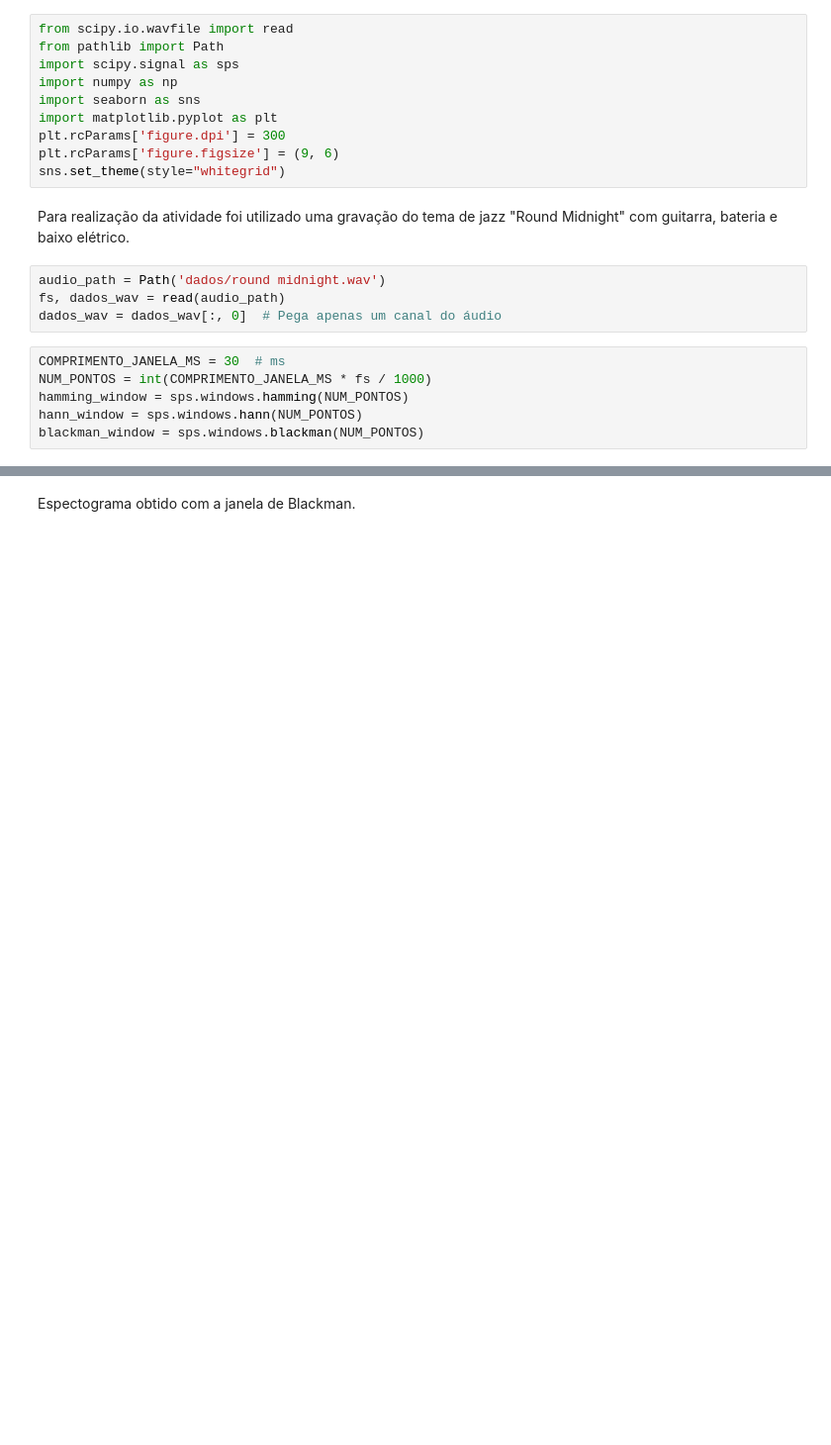
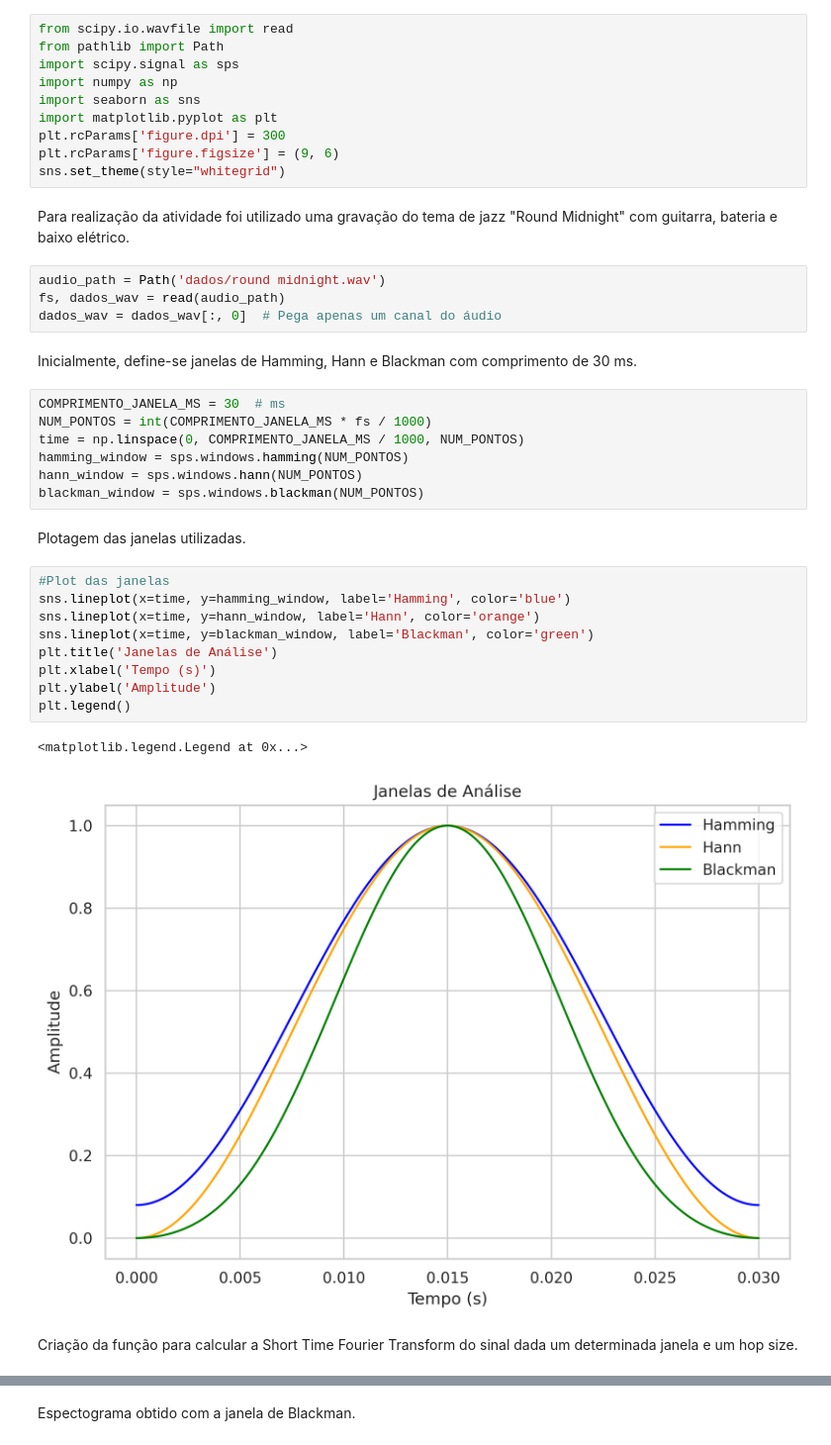
Before and after one commit to ricardoamachado/PPGEE0018, a Jupyter notebook: Atividades/atividade2.ipynb, the cells around one changed output, grey strips where cells are left out. Shown at 99% size. Drawn from its saved outputs; the diff is of its cells as text; blank space fills up the shorter version.

Commit message:
Add variação comprimento janela

```diff
--- a/Atividades/atividade2.ipynb
+++ b/Atividades/atividade2.ipynb
@@ -20,10 +20,29 @@ Para realização da atividade foi utilizado uma gravação do tema de jazz "Rou
 audio_path = Path('dados/round midnight.wav')
 fs, dados_wav = read(audio_path)
 dados_wav = dados_wav[:, 0]  # Pega apenas um canal do áudio
+# %% [markdown]
+Inicialmente, define-se janelas de Hamming, Hann e Blackman com comprimento de 30 ms.
 # %%
 COMPRIMENTO_JANELA_MS = 30  # ms
 NUM_PONTOS = int(COMPRIMENTO_JANELA_MS * fs / 1000)
+time = np.linspace(0, COMPRIMENTO_JANELA_MS / 1000, NUM_PONTOS)
 hamming_window = sps.windows.hamming(NUM_PONTOS)
 hann_window = sps.windows.hann(NUM_PONTOS)
 blackman_window = sps.windows.blackman(NUM_PONTOS)
+# %% [markdown]
+Plotagem das janelas utilizadas.
+# %%
+#Plot das janelas
+sns.lineplot(x=time, y=hamming_window, label='Hamming', color='blue')
+sns.lineplot(x=time, y=hann_window, label='Hann', color='orange')
+sns.lineplot(x=time, y=blackman_window, label='Blackman', color='green')
+plt.title('Janelas de Análise')
+plt.xlabel('Tempo (s)')
+plt.ylabel('Amplitude')
+plt.legend()
+# %% [output]
+<matplotlib.legend.Legend at 0x...>
+[figure, added]
+# %% [markdown]
+Criação da função para calcular a Short Time Fourier Transform do sinal dada um determinada janela e um hop size.
 # %%
```
Also changed, not shown: parts of 15 cells of this notebook.
